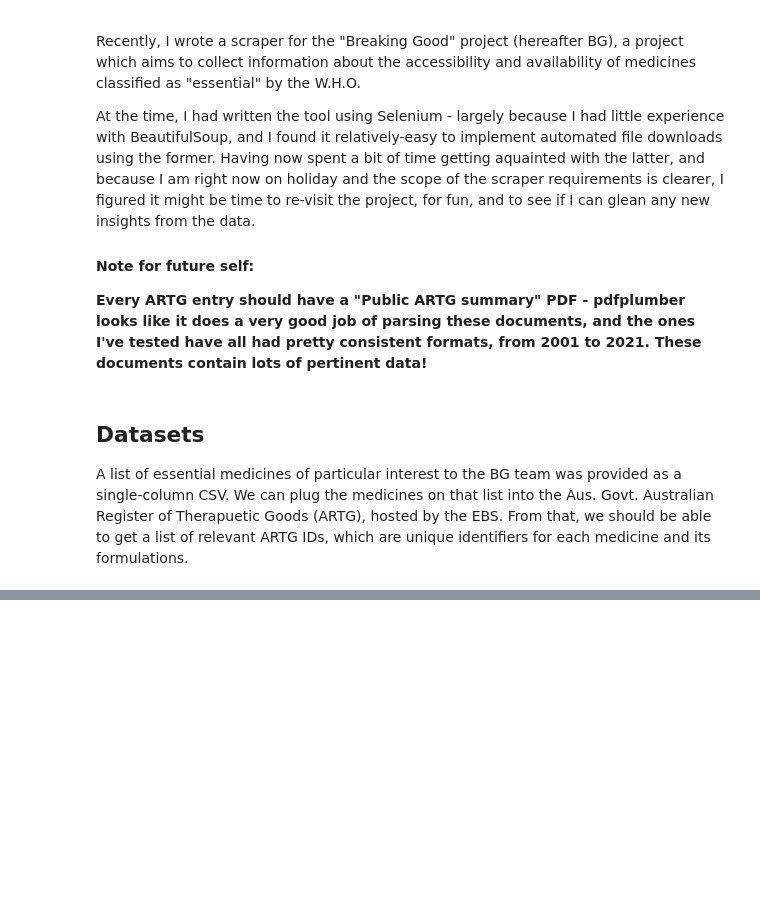
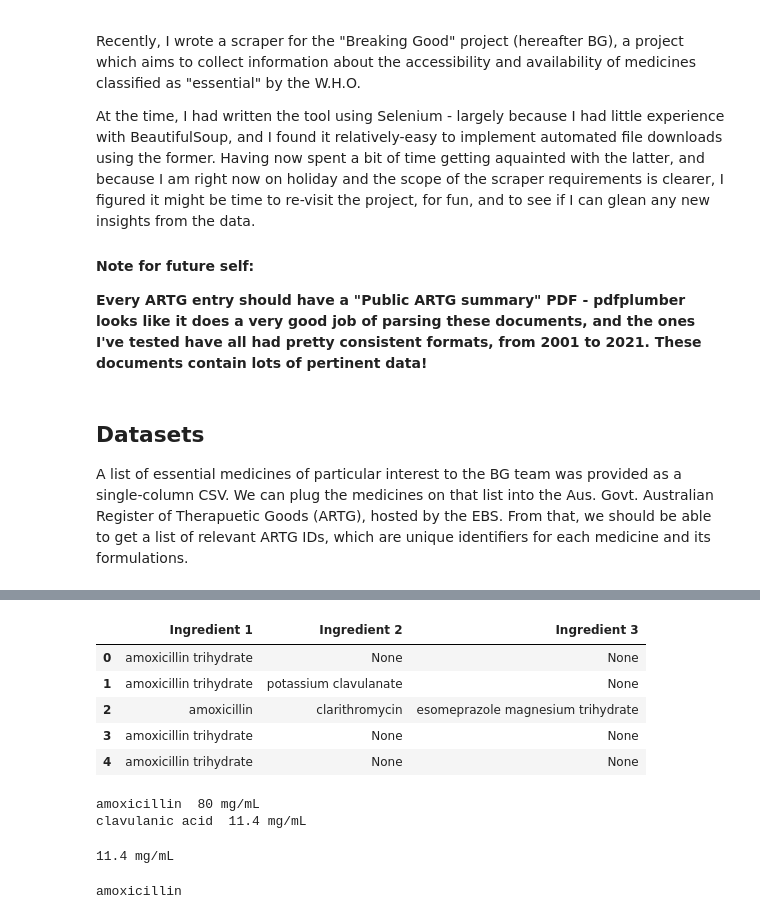
Before and after one commit to Ecaloota/ARTG_BreakingGood_Scraper_Rewrite, a Jupyter notebook: ARTG_Scraper.ipynb, the cells around one changed output, grey strips where cells are left out. Cells and saved outputs as stored; diff of their text form; code cells hidden in the pictures; blank space fills up the shorter version.

```diff
--- a/ARTG_Scraper.ipynb
+++ b/ARTG_Scraper.ipynb
@@ -136,0 +305,15 @@ KeyboardInterrupt:
+# %%
+## split the resulting active ingredients column into the N columns, one for each ingredient;
+## then do the same for the strengths column
+
+out_df_split = pd.concat([out_df["Active ingredients"].str.split(',', expand=True)], axis=1)
+out_df_split.columns = [f"Ingredient {i}" for i in range(1, out_df_split.shape[1]+1)]
+
+out_df_split.head()
+# %% [output]
+|  | Ingredient 1 | Ingredient 2 | Ingredient 3 |
+| 0 | amoxicillin trihydrate | None | None |
+| 1 | amoxicillin trihydrate | potassium clavulanate | None |
+| 2 | amoxicillin | clarithromycin | esomeprazole magnesium trihydrate |
+| 3 | amoxicillin trihydrate | None | None |
+| 4 | amoxicillin trihydrate | None | None |
@@ -136,0 +322,21 @@ KeyboardInterrupt:
+# %%
+for i in test_string_list:
+    ingredient, strength = extract_strength_from_product_name(i)
+    print(ingredient, strength)
+# %% [output]
+amoxicillin  80 mg/mL
+clavulanic acid  11.4 mg/mL
+# %%
+x,y = extract_strength_from_product_name('clavulanic acid 11.4 mg/mL')
+print(y)
+# %% [output]
+11.4 mg/mL
+# %%
+pattern = '(^\D*)([0-9]*\.?[0-9]+.*[a-zA-Z]?.*[a-zA-Z]+$)'
+test_string = 'clavulanic acid 11.4 mg/mL'
+test2 = 'amoxicillin 80 mg/mL'
+
+result = re.search(pattern, test2, flags=re.I)
+print(result.group(1))
+# %% [output]
+amoxicillin
```
Also changed, not shown: parts of 12 cells of this notebook.
